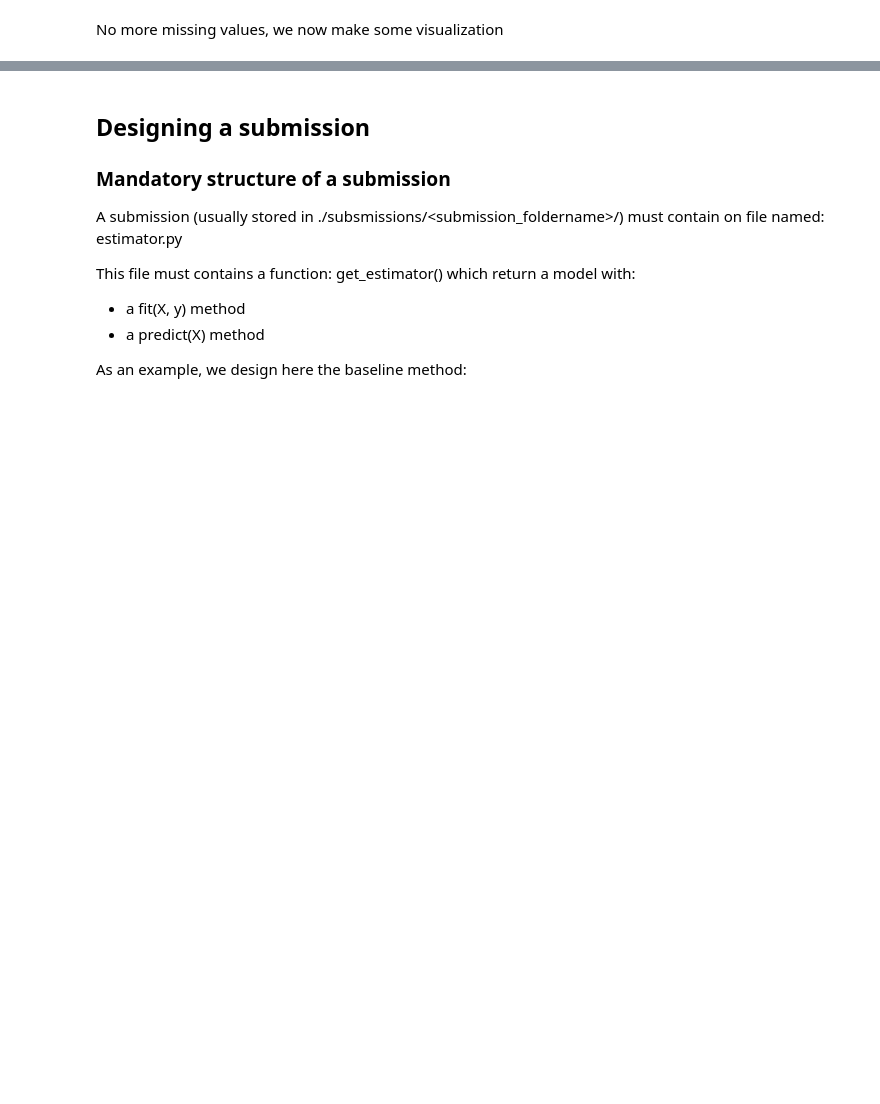
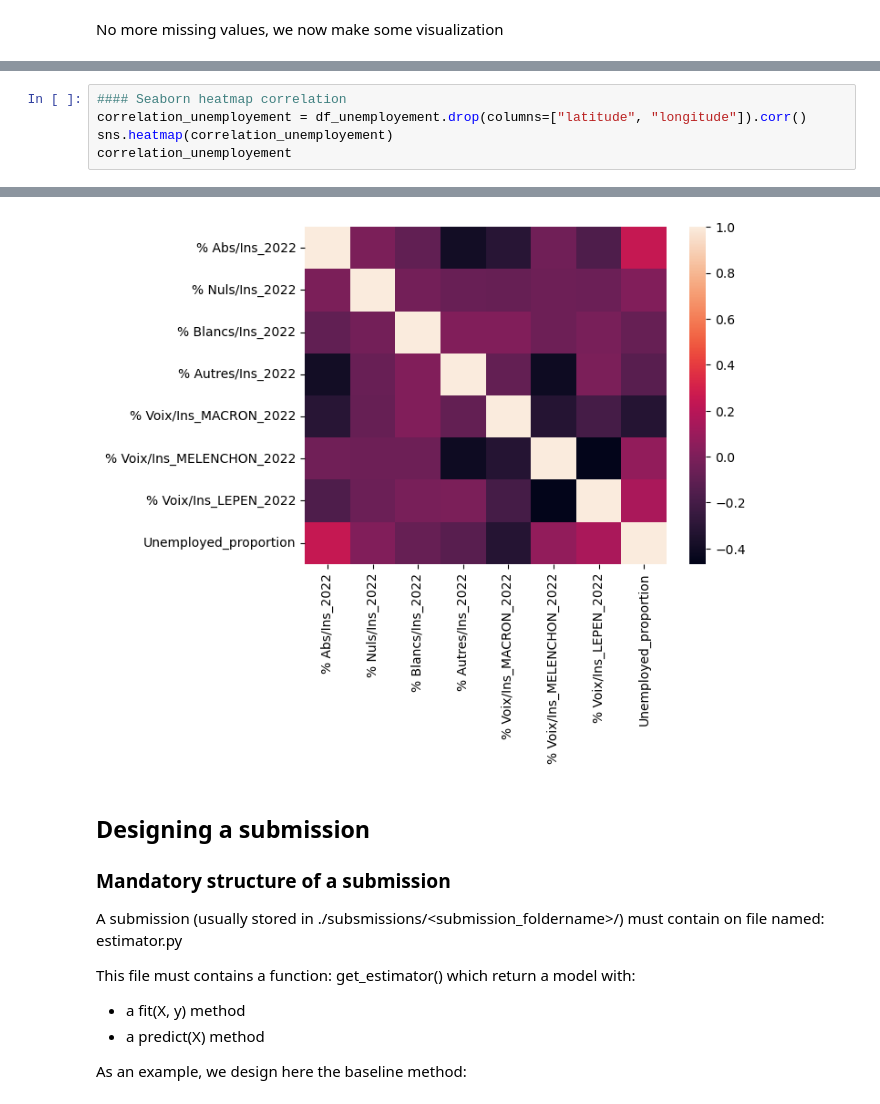
Before and after one commit to alexisbouley/Datacamp-Presidential-Project, a Jupyter notebook: french_elections_starting_kit.ipynb, the cells around one changed output, grey strips where cells are left out. Drawn from its saved outputs; the diff is of its cells as text; blank space fills up the shorter version.

```diff
--- a/french_elections_starting_kit.ipynb
+++ b/french_elections_starting_kit.ipynb
@@ -397,0 +448,6 @@ No more missing values, we now make some visualization
+# %%
+#### Seaborn heatmap correlation
+correlation_unemployement = df_unemployement.drop(columns=["latitude", "longitude"]).corr()
+sns.heatmap(correlation_unemployement)
+correlation_unemployement
+# %% [output]
@@ -398,3 +463,4 @@ No more missing values, we now make some visualization
+[figure, added]
 # %% [markdown]
 ## Designing a submission
 
```
Also changed, not shown: parts of 15 cells of this notebook.
